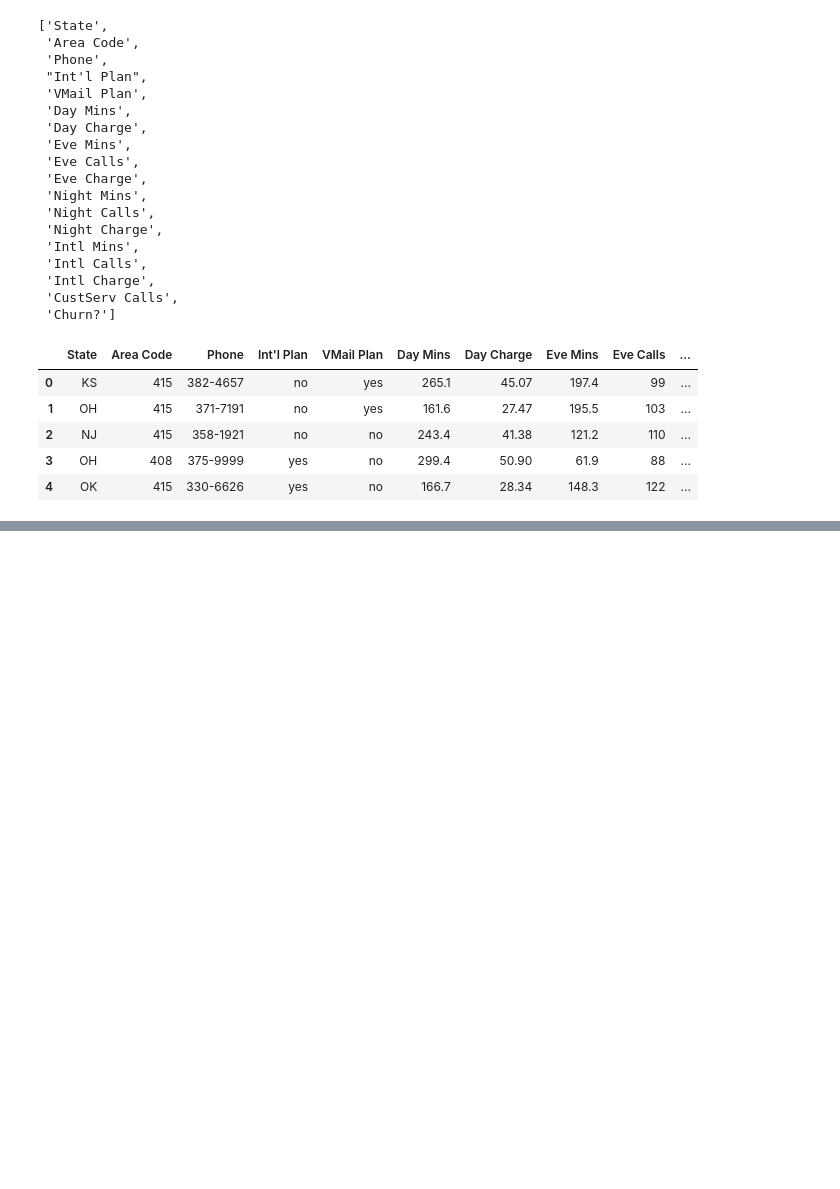
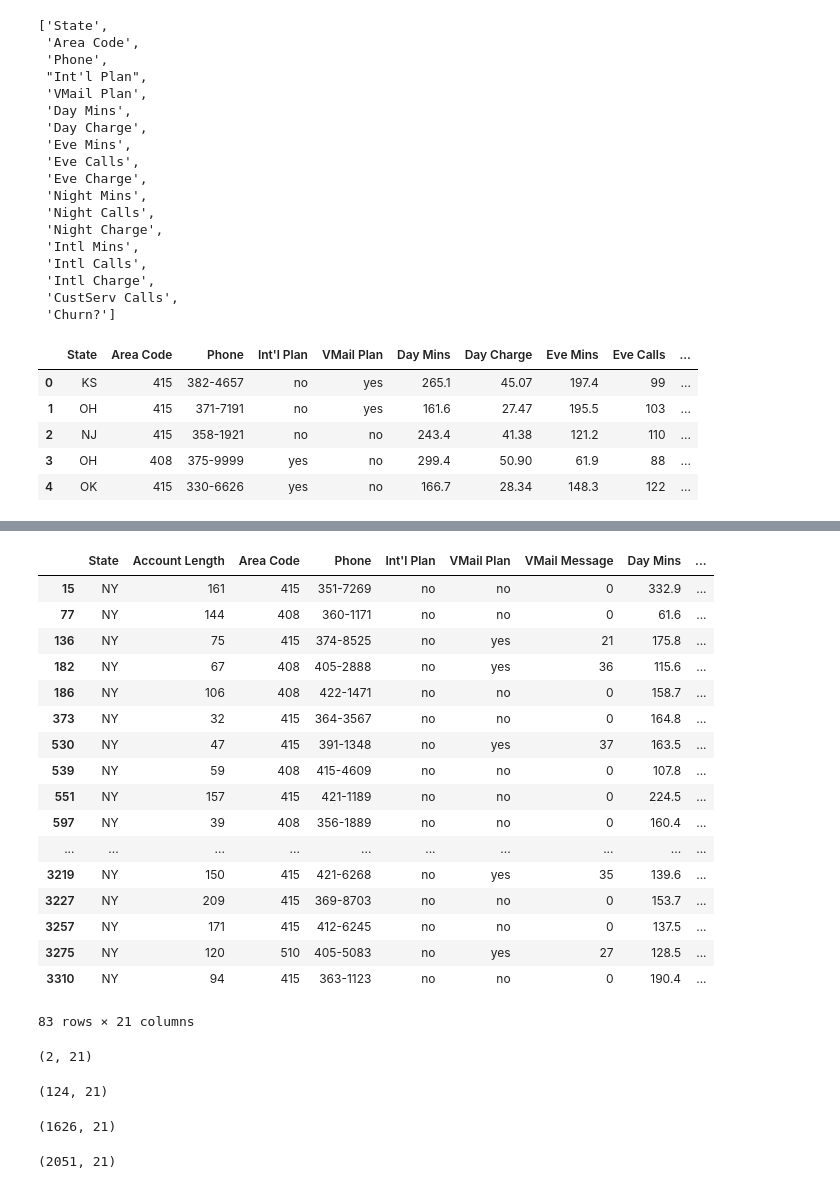
Before and after one commit to ososuna/python-ml, a Jupyter notebook: notebooks/T2 - 1 - Data Cleaning - Data Wrangling.ipynb, the cells around one changed output, grey strips where cells are left out. Drawn from its saved outputs; the diff is of its cells as text; code cells hidden in the pictures; blank space fills up the shorter version.

```diff
--- a/notebooks/T2 - 1 - Data Cleaning - Data Wrangling.ipynb
+++ b/notebooks/T2 - 1 - Data Cleaning - Data Wrangling.ipynb
@@ -135,0 +232,46 @@ data[sublist].head()
+# %%
+# Usarios de Nueva York
+data2 = data[data['State'] == 'NY']
+data2
+# %% [output]
+|  | State | Account Length | Area Code | Phone | Int'l Plan | VMail Plan | VMail Message | Day Mins | ... |
+| 15 | NY | 161 | 415 | 351-7269 | no | no | 0 | 332.9 | ... |
+| 77 | NY | 144 | 408 | 360-1171 | no | no | 0 | 61.6 | ... |
+| 136 | NY | 75 | 415 | 374-8525 | no | yes | 21 | 175.8 | ... |
+| 182 | NY | 67 | 408 | 405-2888 | no | yes | 36 | 115.6 | ... |
+| 186 | NY | 106 | 408 | 422-1471 | no | no | 0 | 158.7 | ... |
+| 373 | NY | 32 | 415 | 364-3567 | no | no | 0 | 164.8 | ... |
+| 530 | NY | 47 | 415 | 391-1348 | no | yes | 37 | 163.5 | ... |
+| 539 | NY | 59 | 408 | 415-4609 | no | no | 0 | 107.8 | ... |
+| 551 | NY | 157 | 415 | 421-1189 | no | no | 0 | 224.5 | ... |
+| 597 | NY | 39 | 408 | 356-1889 | no | no | 0 | 160.4 | ... |
+| ... | ... | ... | ... | ... | ... | ... | ... | ... | ... |
+| 3219 | NY | 150 | 415 | 421-6268 | no | yes | 35 | 139.6 | ... |
+| 3227 | NY | 209 | 415 | 369-8703 | no | no | 0 | 153.7 | ... |
+| 3257 | NY | 171 | 415 | 412-6245 | no | no | 0 | 137.5 | ... |
+| 3275 | NY | 120 | 510 | 405-5083 | no | yes | 27 | 128.5 | ... |
+| 3310 | NY | 94 | 415 | 363-1123 | no | no | 0 | 190.4 | ... |
+83 rows × 21 columns
+# %%
+# AND &
+data3 = data[(data['Day Mins']>300) & (data['State']=='NY')]
+data3.shape
+# %% [output]
+(2, 21)
+# %%
+#OR |
+data4 = data[(data['Day Mins']>300) | (data['State']=='NY')]
+data4.shape
+# %% [output]
+(124, 21)
+# %%
+# Conjunto donde las llamadas de noche superen las de día
+data5 = data[data['Day Calls']<data['Night Calls']]
+data5.shape
+# %% [output]
+(1626, 21)
+# %%
+data6 = data[data['Day Mins']<data['Night Mins']]
+data6.shape
+# %% [output]
+(2051, 21)
```
Also changed, not shown: parts of 18 cells of this notebook.
